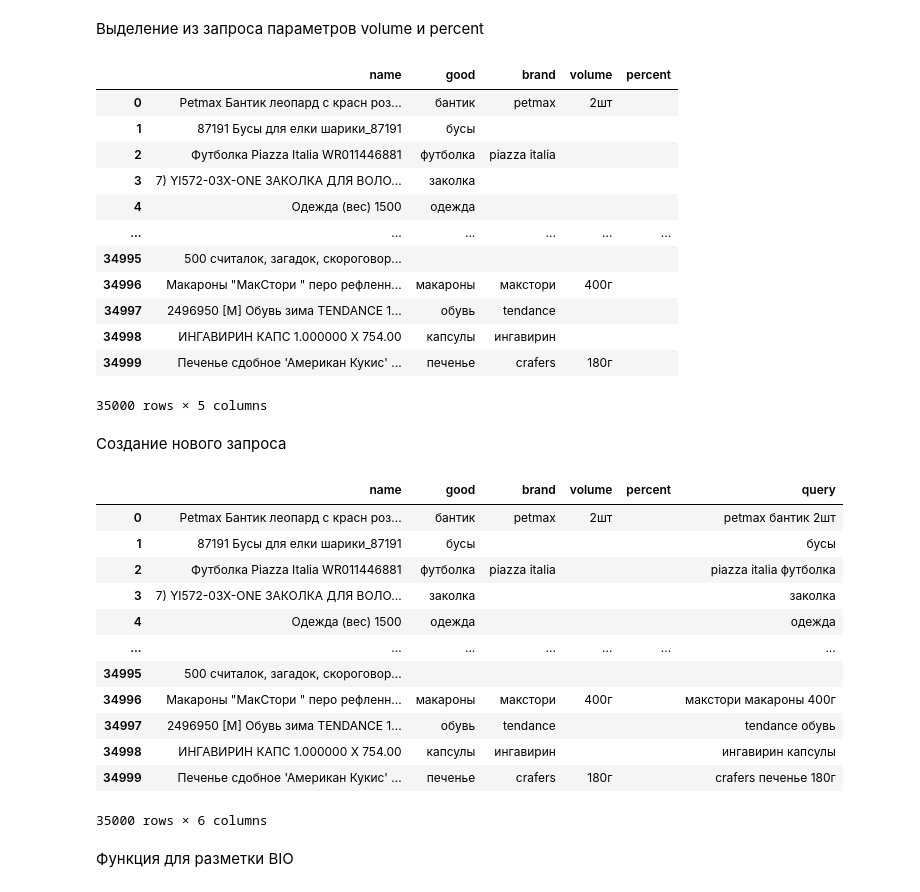
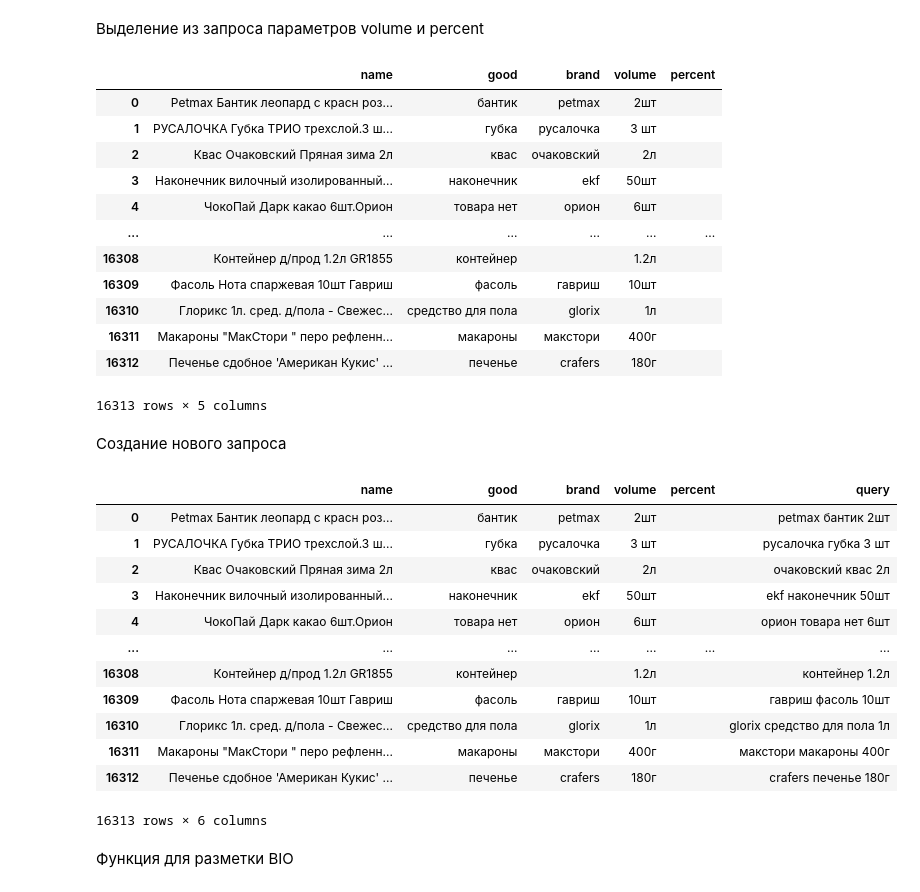
Before and after one commit to The-Boars/hackaton_lct, a Jupyter notebook: data_flow/bio.ipynb, the cells around one changed output. Drawn from its saved outputs; the diff is of its cells as text; code cells hidden in the pictures.

```diff
--- a/data_flow/bio.ipynb
+++ b/data_flow/bio.ipynb
@@ -33,24 +33,25 @@ df
 # %%
 volume_pattern = r'(\d+[,.]?\d*\s?(?:г|кг|мл|л|шт))'
 percent_pattern = r'(\d+[,.]?\d*\s?(?:%|проц\.?|percent))'
 df['volume'] = df['name'].str.extract(volume_pattern, flags=re.IGNORECASE)[0]
 df['percent'] = df['name'].str.extract(percent_pattern, flags=re.IGNORECASE)[0]
+df = df[(~df['volume'].isna()) | (~df['percent'].isna())].reset_index(drop = True)
 df = df.fillna('')
 df
 # %% [output]
 |  | name | good | brand | volume | percent |
 | 0 | Petmax Бантик леопард с красн роз... | бантик | petmax | 2шт |  |
-| 1 | 87191 Бусы для елки шарики_87191 | бусы |  |  |  |
-| 2 | Футболка Piazza Italia WR011446881 | футболка | piazza italia |  |  |
-| 3 | 7) YI572-03X-ONE ЗАКОЛКА ДЛЯ ВОЛО... | заколка |  |  |  |
-| 4 | Одежда (вес) 1500 | одежда |  |  |  |
+| 1 | РУСАЛОЧКА Губка ТРИО трехслой.3 ш... | губка | русалочка | 3 шт |  |
+| 2 | Квас Очаковский Пряная зима 2л | квас | очаковский | 2л |  |
+| 3 | Наконечник вилочный изолированный... | наконечник | ekf | 50шт |  |
+| 4 | ЧокоПай Дарк какао 6шт.Орион | товара нет | орион | 6шт |  |
 | ... | ... | ... | ... | ... | ... |
-| 34995 | 500 считалок, загадок, скороговор... |  |  |  |  |
-| 34996 | Макароны "МакСтори " перо рефленн... | макароны | макстори | 400г |  |
-| 34997 | 2496950 [М] Обувь зима TENDANCE 1... | обувь | tendance |  |  |
-| 34998 | ИНГАВИРИН КАПС 1.000000 X 754.00 | капсулы | ингавирин |  |  |
-| 34999 | Печенье сдобное 'Американ Кукис' ... | печенье | crafers | 180г |  |
+| 16308 | Контейнер д/прод 1.2л GR1855 | контейнер |  | 1.2л |  |
+| 16309 | Фасоль Нота спаржевая 10шт Гавриш | фасоль | гавриш | 10шт |  |
+| 16310 | Глорикс 1л. сред. д/пола - Свежес... | средство для пола | glorix | 1л |  |
+| 16311 | Макароны "МакСтори " перо рефленн... | макароны | макстори | 400г |  |
+| 16312 | Печенье сдобное 'Американ Кукис' ... | печенье | crafers | 180г |  |
-35000 rows × 5 columns
+16313 rows × 5 columns
 # %% [markdown]
 Создание нового запроса
 # %%
@@ -59,17 +60,17 @@ df
 # %% [output]
 |  | name | good | brand | volume | percent | query |
 | 0 | Petmax Бантик леопард с красн роз... | бантик | petmax | 2шт |  | petmax бантик 2шт |
-| 1 | 87191 Бусы для елки шарики_87191 | бусы |  |  |  | бусы |
-| 2 | Футболка Piazza Italia WR011446881 | футболка | piazza italia |  |  | piazza italia футболка |
-| 3 | 7) YI572-03X-ONE ЗАКОЛКА ДЛЯ ВОЛО... | заколка |  |  |  | заколка |
-| 4 | Одежда (вес) 1500 | одежда |  |  |  | одежда |
+| 1 | РУСАЛОЧКА Губка ТРИО трехслой.3 ш... | губка | русалочка | 3 шт |  | русалочка губка 3 шт |
+| 2 | Квас Очаковский Пряная зима 2л | квас | очаковский | 2л |  | очаковский квас 2л |
+| 3 | Наконечник вилочный изолированный... | наконечник | ekf | 50шт |  | ekf наконечник 50шт |
+| 4 | ЧокоПай Дарк какао 6шт.Орион | товара нет | орион | 6шт |  | орион товара нет 6шт |
 | ... | ... | ... | ... | ... | ... | ... |
-| 34995 | 500 считалок, загадок, скороговор... |  |  |  |  |  |
-| 34996 | Макароны "МакСтори " перо рефленн... | макароны | макстори | 400г |  | макстори макароны 400г |
-| 34997 | 2496950 [М] Обувь зима TENDANCE 1... | обувь | tendance |  |  | tendance обувь |
-| 34998 | ИНГАВИРИН КАПС 1.000000 X 754.00 | капсулы | ингавирин |  |  | ингавирин капсулы |
-| 34999 | Печенье сдобное 'Американ Кукис' ... | печенье | crafers | 180г |  | crafers печенье 180г |
+| 16308 | Контейнер д/прод 1.2л GR1855 | контейнер |  | 1.2л |  | контейнер 1.2л |
+| 16309 | Фасоль Нота спаржевая 10шт Гавриш | фасоль | гавриш | 10шт |  | гавриш фасоль 10шт |
+| 16310 | Глорикс 1л. сред. д/пола - Свежес... | средство для пола | glorix | 1л |  | glorix средство для пола 1л |
+| 16311 | Макароны "МакСтори " перо рефленн... | макароны | макстори | 400г |  | макстори макароны 400г |
+| 16312 | Печенье сдобное 'Американ Кукис' ... | печенье | crafers | 180г |  | crafers печенье 180г |
-35000 rows × 6 columns
+16313 rows × 6 columns
 # %% [markdown]
 Функция для разметки BIO
 # %%
```
Also changed, not shown: parts of 4 cells of this notebook, 15 other files.
